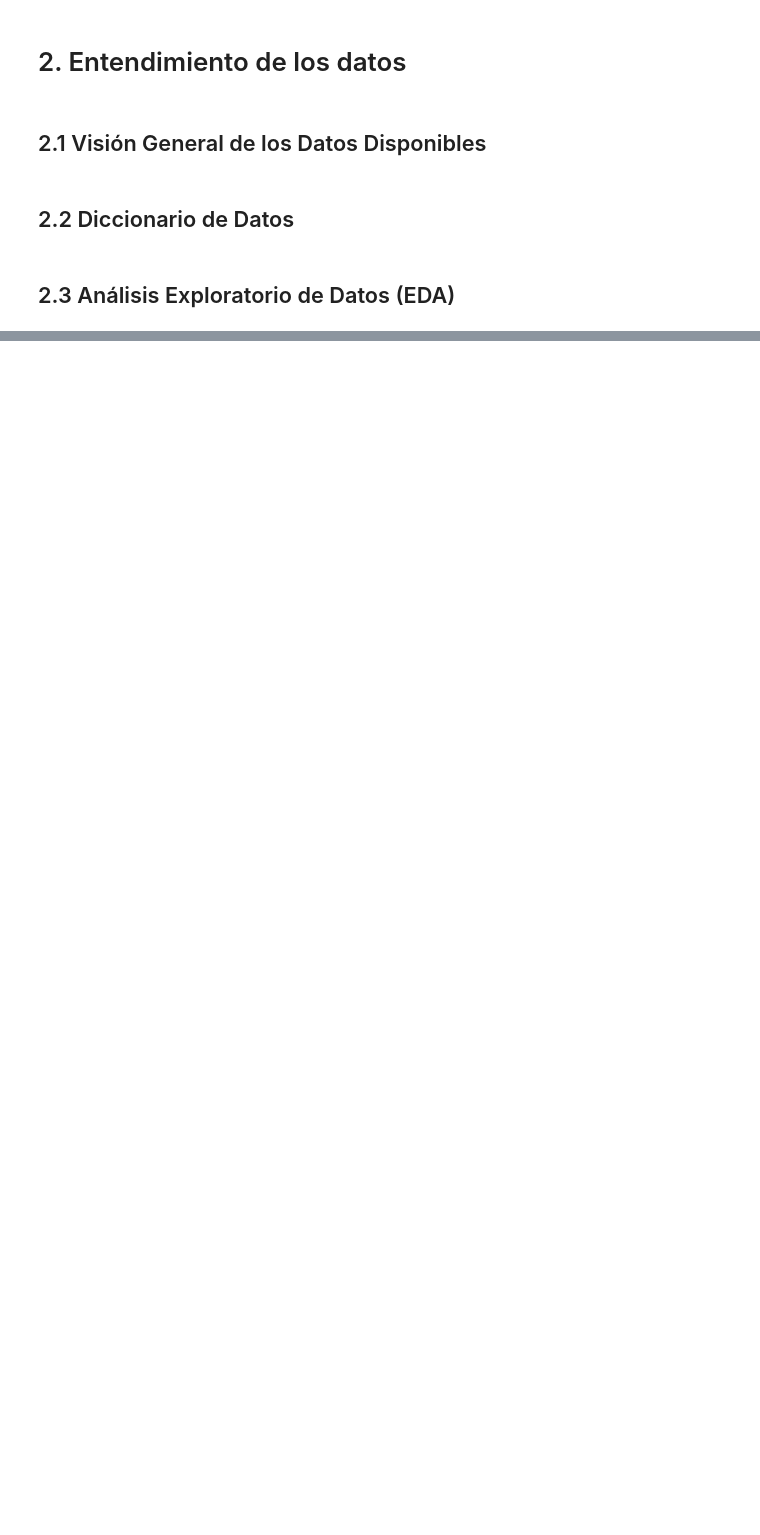
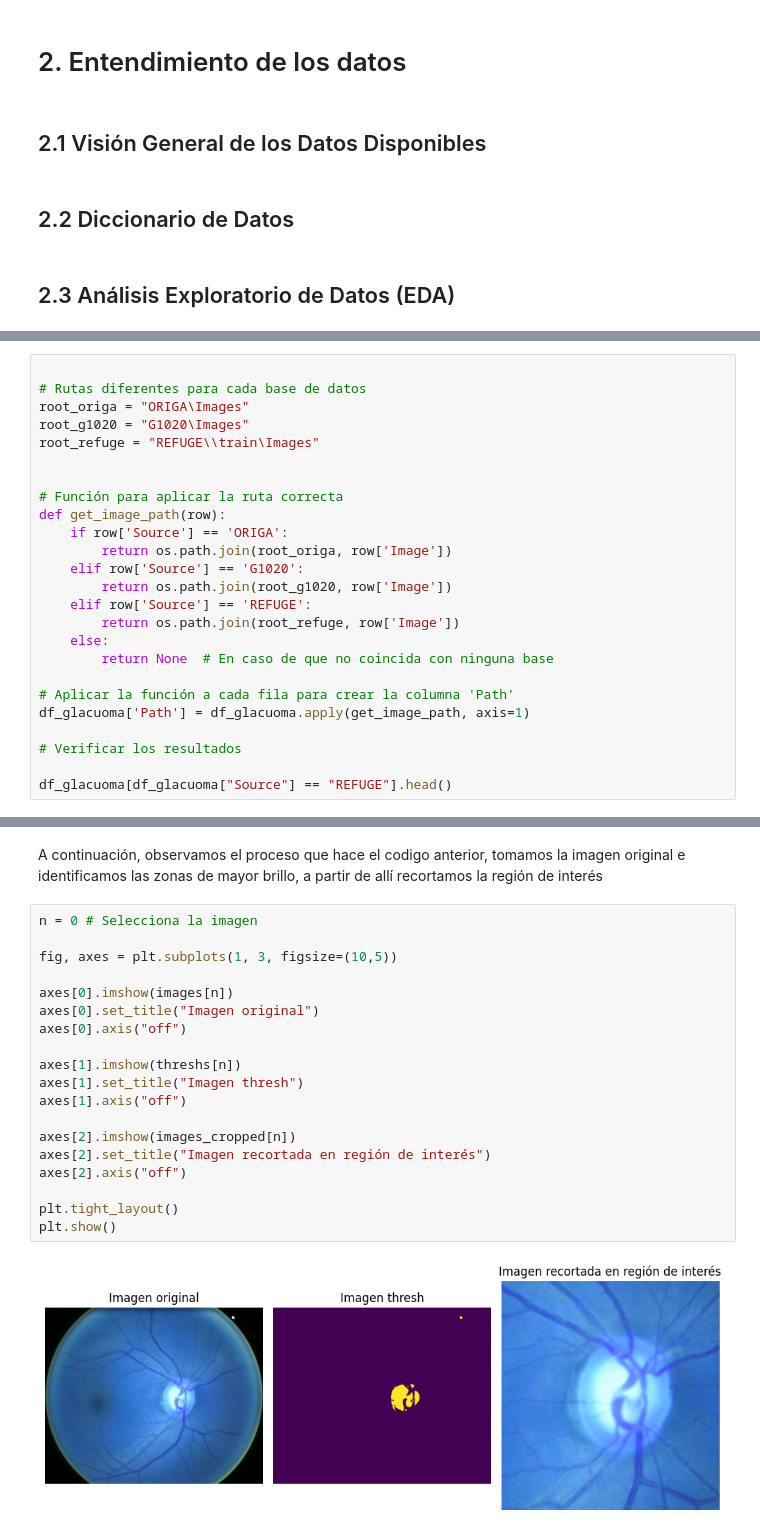
Before and after one commit to edgo1688/MIAA-ICESI-ProyectoIA, a Jupyter notebook: notebooks/notebook_principal.ipynb, the cells around one changed output, grey strips where cells are left out. Drawn from its saved outputs; the diff is of its cells as text; blank space fills up the shorter version.

```diff
--- a/notebooks/notebook_principal.ipynb
+++ b/notebooks/notebook_principal.ipynb
@@ -264,0 +392,25 @@ Consolidar resultados, elaborar el artículo final, producir el video y preparar
+# %%
+
+# Rutas diferentes para cada base de datos
+root_origa = "ORIGA\Images"
+root_g1020 = "G1020\Images"
+root_refuge = "REFUGE\\train\Images"
+
+
+# Función para aplicar la ruta correcta
+def get_image_path(row):
+    if row['Source'] == 'ORIGA':
+        return os.path.join(root_origa, row['Image'])
+    elif row['Source'] == 'G1020':
+        return os.path.join(root_g1020, row['Image'])
+    elif row['Source'] == 'REFUGE':
+        return os.path.join(root_refuge, row['Image'])
+    else:
+        return None  # En caso de que no coincida con ninguna base
+
+# Aplicar la función a cada fila para crear la columna 'Path'
+df_glacuoma['Path'] = df_glacuoma.apply(get_image_path, axis=1)
+
+# Verificar los resultados
+
+df_glacuoma[df_glacuoma["Source"] == "REFUGE"].head()
@@ -264,0 +556,23 @@ Consolidar resultados, elaborar el artículo final, producir el video y preparar
+# %% [markdown]
+A continuación, observamos el proceso que hace el codigo anterior, tomamos la imagen original e identificamos las zonas de mayor brillo, a partir de allí recortamos la región de interés
+# %%
+n = 0 # Selecciona la imagen
+
+fig, axes = plt.subplots(1, 3, figsize=(10,5))
+
+axes[0].imshow(images[n])
+axes[0].set_title("Imagen original")
+axes[0].axis("off")
+
+axes[1].imshow(threshs[n])
+axes[1].set_title("Imagen thresh")
+axes[1].axis("off")
+
+axes[2].imshow(images_cropped[n])
+axes[2].set_title("Imagen recortada en región de interés")
+axes[2].axis("off")
+
+plt.tight_layout()
+plt.show()
+# %% [output]
+[figure, added]
```
Also changed, not shown: parts of 40 cells of this notebook.
